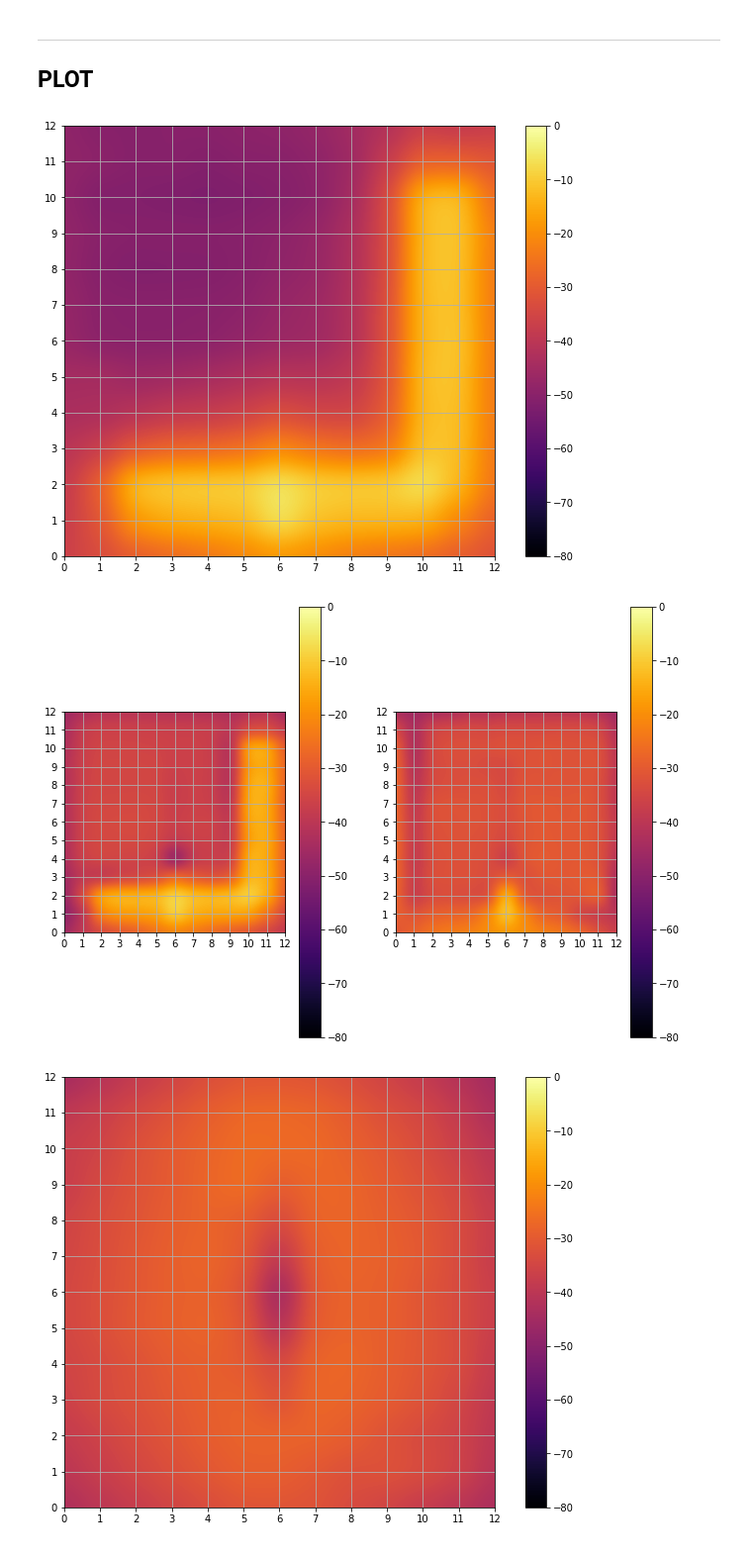
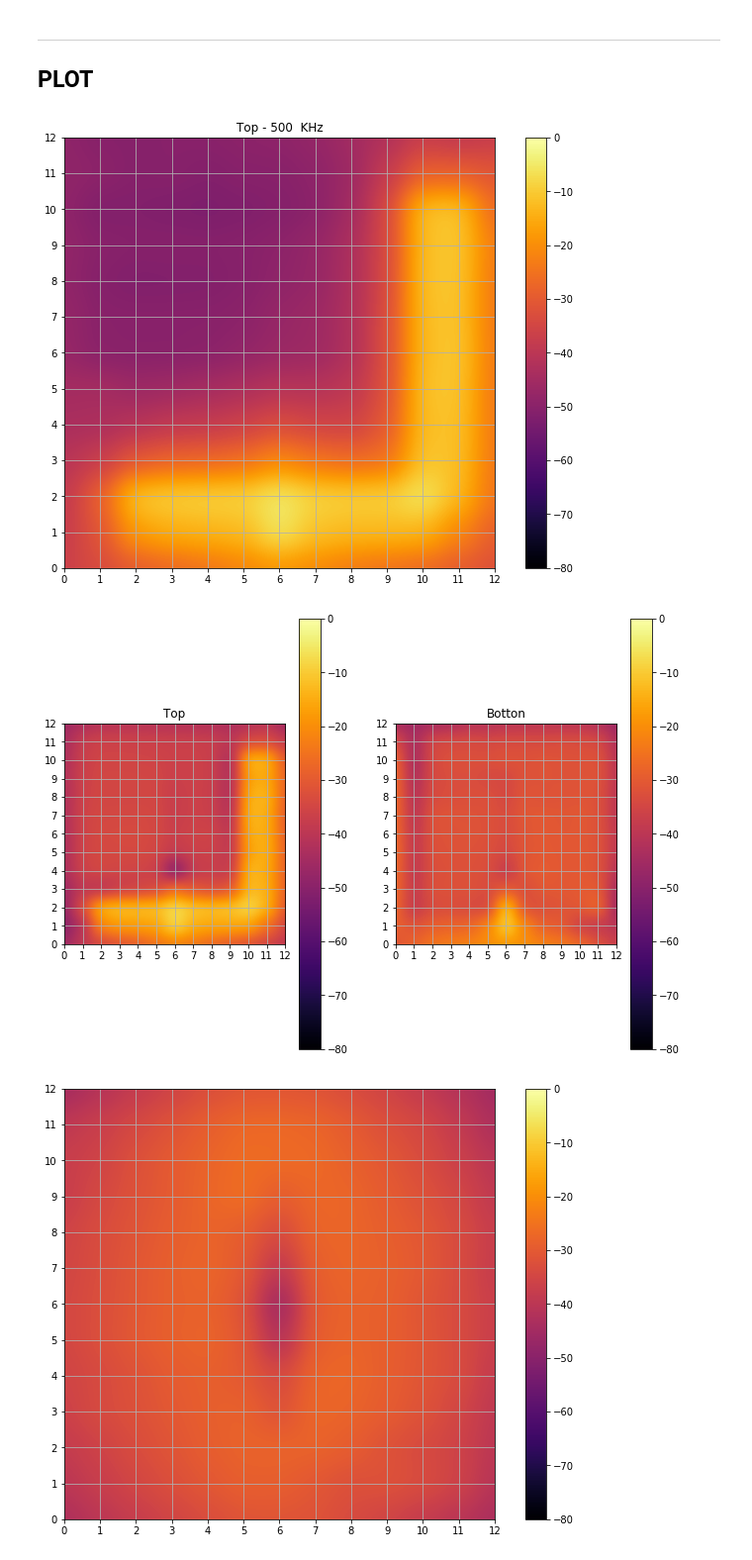
Before and after one commit to lsmanoel/CEM_4, a Jupyter notebook: 13.06/open_matrix_csv.ipynb, the cells around one changed output. Shown at 99% size. Drawn from its saved outputs; the diff is of its cells as text; code cells hidden in the pictures.

```diff
--- a/13.06/open_matrix_csv.ipynb
+++ b/13.06/open_matrix_csv.ipynb
@@ -57,33 +57,34 @@ pd_elc_plane_bottom_24_MHz
 # %%
 import matplotlib.pyplot as plt
 import numpy as np
 
 # ==============================================================================
 fig = plt.figure(figsize=(11,8))
 
 # ==============================================================================
 ax = fig.add_subplot(1, 1, 1)
+ax.set_title('Top - 500  KHz')
 
 img = ax.imshow(elc_plane_top_500_KHz,
                 interpolation ='gaussian',
                 cmap ='inferno',
                 vmax = 0,
                 vmin = -80)
 
 fig.colorbar(img, ax=ax)
 
 ax.set_xlim([0, 12])
 ax.set_ylim([0, 12])
 
 ax.set_xticks(np.arange(0,13,1))
 ax.set_yticks(np.arange(0,13,1))
 
 ax.grid(True)
 
 #===============================================================================
 plt.show()
 # %% [output]
-[figure, old version]
+[figure, new version]
 # %%
 import matplotlib.pyplot as plt
 import numpy as np
@@ -93,6 +94,7 @@ fig = plt.figure(figsize=(11,8))
 
 # ==============================================================================
 ax = fig.add_subplot(1, 2, 1)
+ax.set_title('Top')
 
 img = ax.imshow(elc_plane_top_24_MHz,
                 interpolation ='gaussian',
@@ -112,6 +114,7 @@ ax.grid(True)
 
 # ==============================================================================
 ax = fig.add_subplot(1, 2, 2)
+ax.set_title('Botton')
 
 img = ax.imshow(elc_plane_bottom_24_MHz,
                 interpolation ='gaussian',
@@ -132,7 +135,7 @@ ax.grid(True)
 #===============================================================================
 plt.show()
 # %% [output]
-[figure, old version]
+[figure, new version]
 # %%
 import matplotlib.pyplot as plt
 import numpy as np
```
